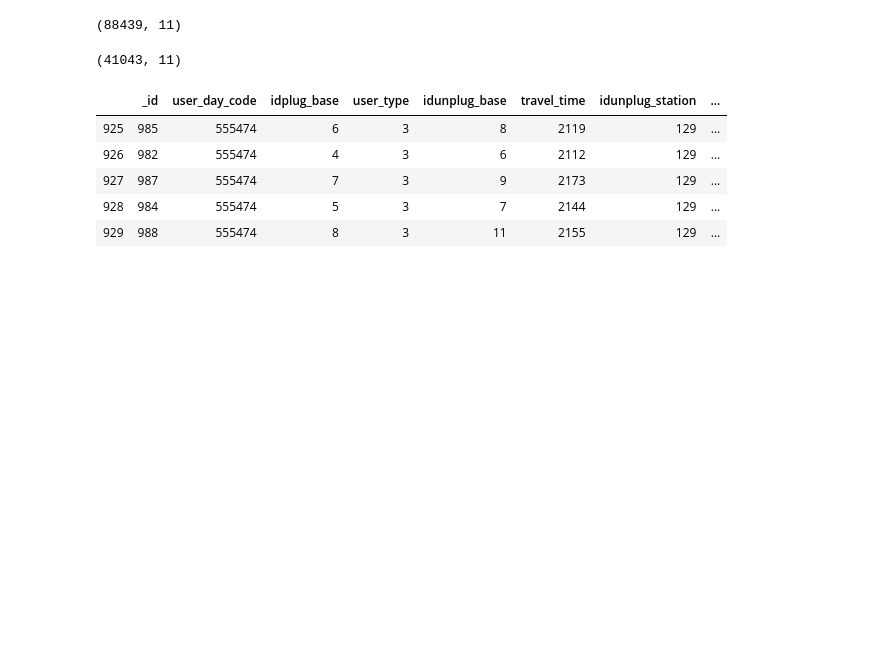
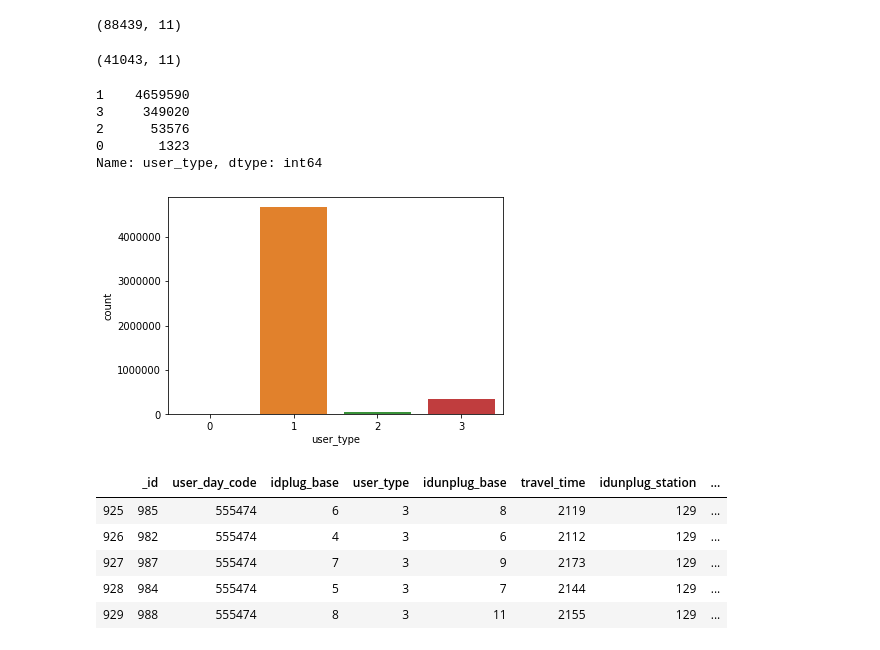
Before and after one commit to AdrianRajoyLopez/Analysis_BiciMAD, a Jupyter notebook: AnalisisMovimientosBiciMAD_TFM_Grupo2.ipynb, the cells around one changed output. Cells and saved outputs as stored; diff of their text form; code cells hidden in the pictures; blank space fills up the shorter version.

```diff
--- a/AnalisisMovimientosBiciMAD_TFM_Grupo2.ipynb
+++ b/AnalisisMovimientosBiciMAD_TFM_Grupo2.ipynb
@@ -203,6 +203,16 @@ df_raw[df_raw.travel_time <= 60].shape
 df_raw[df_raw.travel_time >= 7200].shape
 # %% [output]
 (41043, 11)
+# %%
+sns.countplot(x=df_raw.user_type)
+df_raw.user_type.value_counts()
+# %% [output]
+1    4659590
+3     349020
+2      53576
+0       1323
+Name: user_type, dtype: int64
+[figure, added]
 # %%
 # Se estipula un mínimo y un máximo estándar de los viajes: 60 segundos como mínimo y 7200 segundos como máximo
 # También eliminamos los viajes de los usuarios de mantenimiento (user 3) que se analizaran
```
Also changed, not shown: parts of 1 cell of this notebook.
